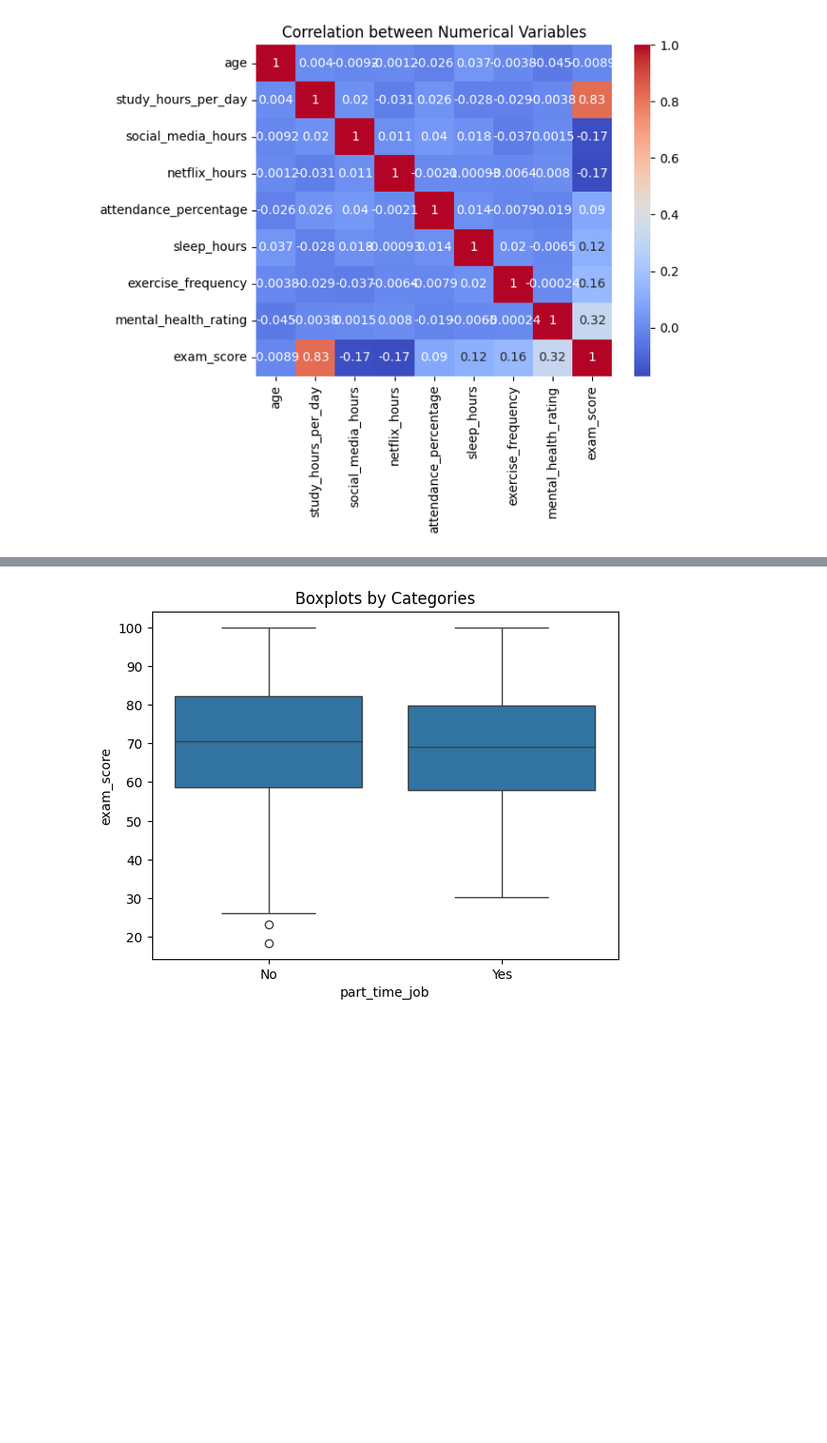
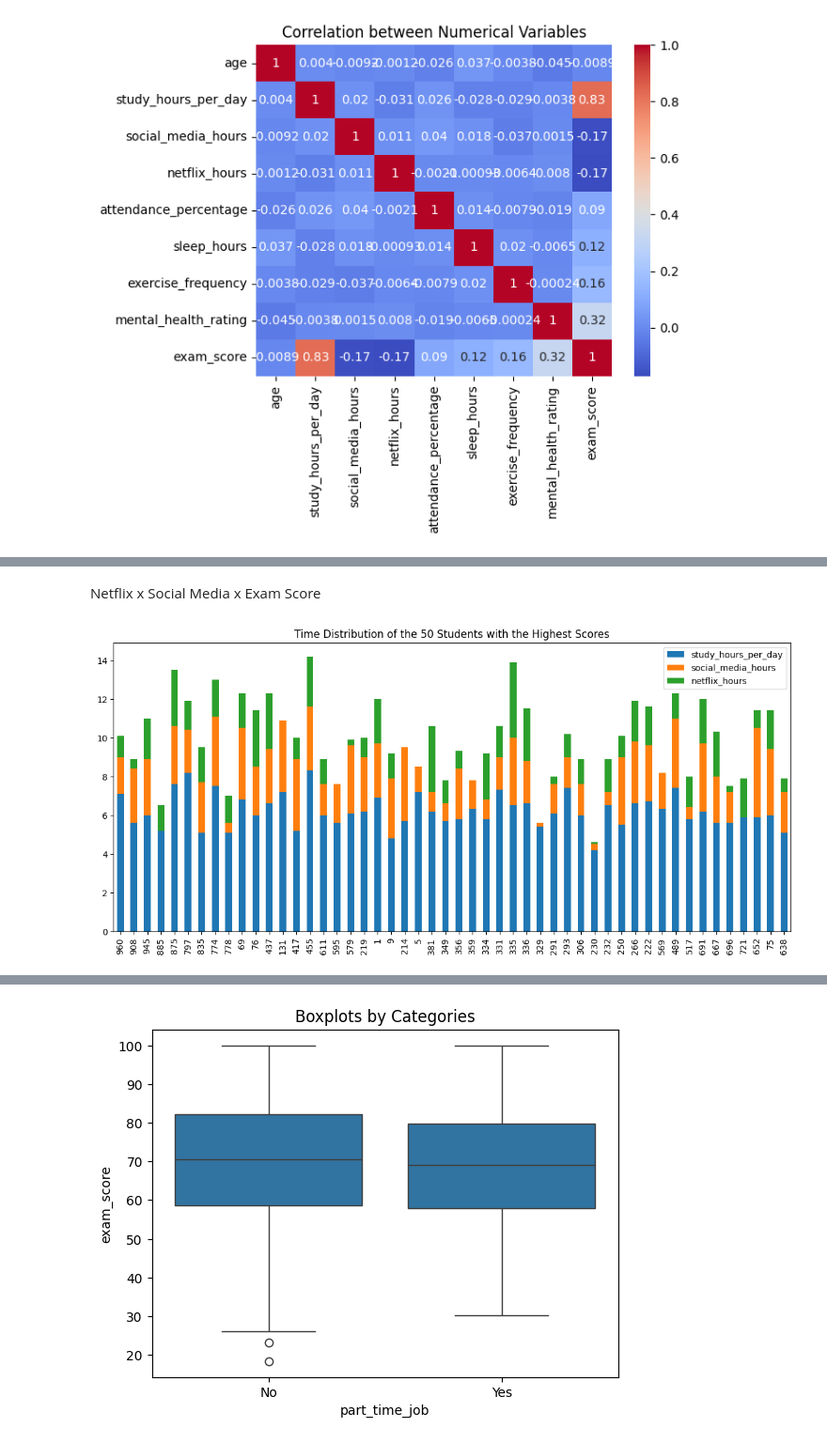
Before and after one commit to fernandesotero/project-data-exploration, a Jupyter notebook: ExploratoryAnalysis.ipynb, the cells around one changed output, grey strips where cells are left out. Shown at 94% size. Saved outputs shown, nothing was run; the diff lists cells and outputs as text; code cells hidden in the pictures; blank space fills up the shorter version.

```diff
--- a/ExploratoryAnalysis.ipynb
+++ b/ExploratoryAnalysis.ipynb
@@ -98,0 +120,11 @@ plt.show()
+# %% [markdown]
+Netflix x Social Media x Exam Score
+# %%
+df_sorted = df.sort_values(by='exam_score', ascending=False).head(50)
+df_sorted[['study_hours_per_day', 'social_media_hours', 'netflix_hours']].plot(
+    kind='bar', stacked=True, figsize=(14, 6), legend=True
+)
+plt.title('Time Distribution of the 50 Students with the Highest Scores')
+plt.show()
+# %% [output]
+[figure, added]
```
Also changed, not shown: parts of 9 cells of this notebook.
